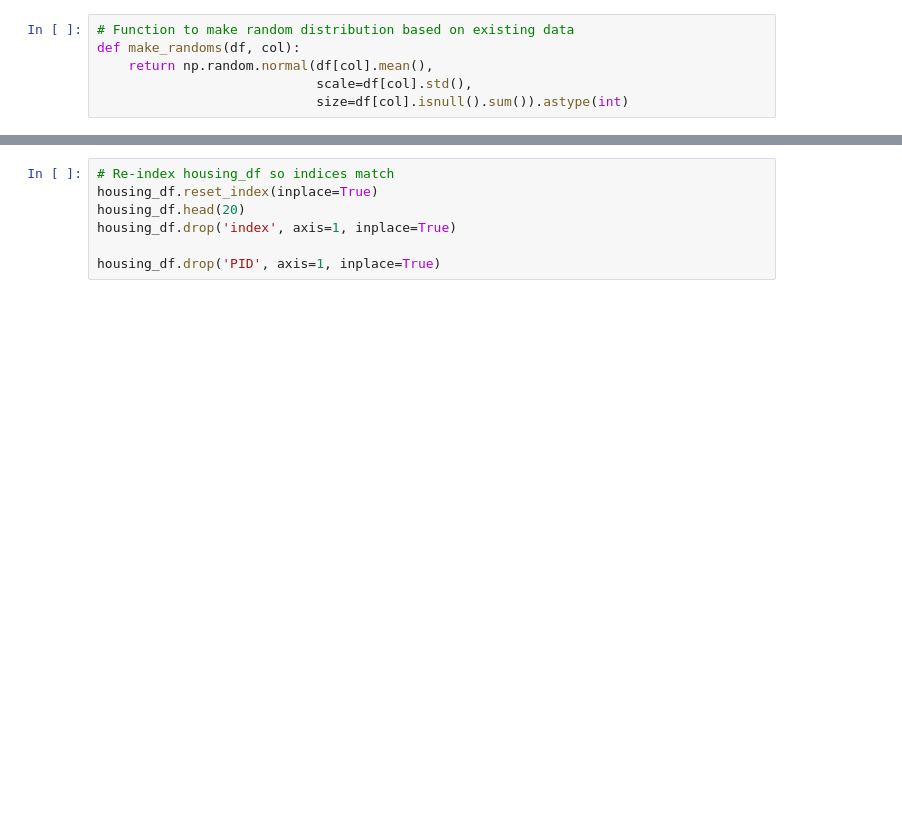
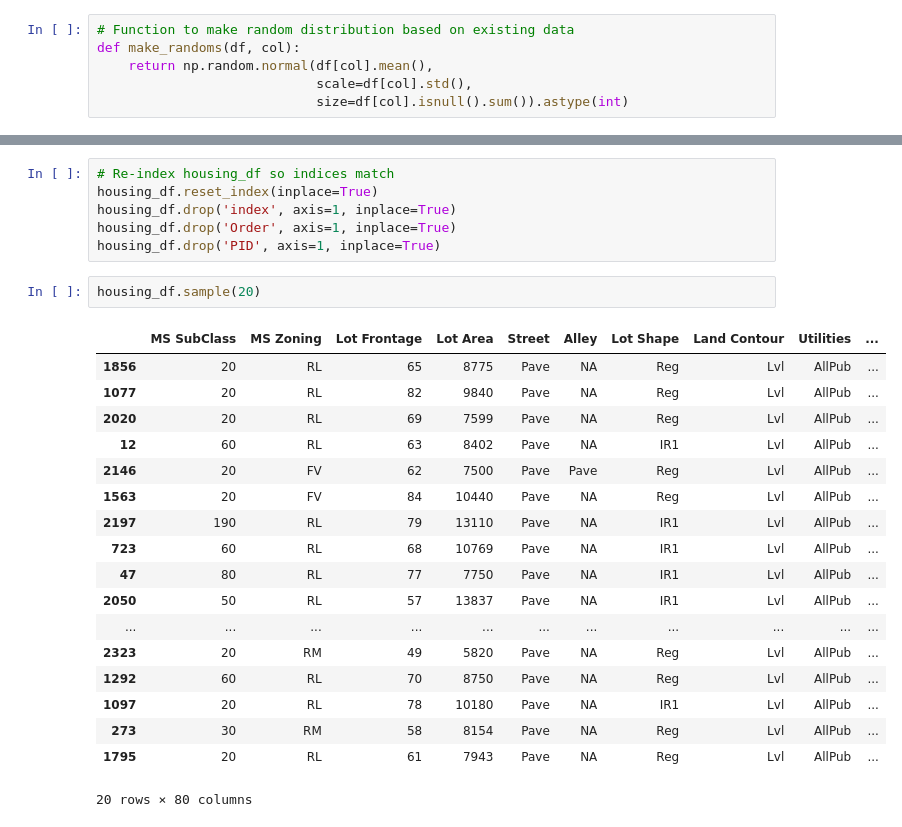
Before and after one commit to Ananyeah/AmesIowa_Final, a Jupyter notebook: AmesIowa_Final/4.Basic_Preprocessing.ipynb, the cells around one changed output, grey strips where cells are left out. Cells and saved outputs as stored; diff of their text form; blank space fills up the shorter version.

```diff
--- a/AmesIowa_Final/4.Basic_Preprocessing.ipynb
+++ b/AmesIowa_Final/4.Basic_Preprocessing.ipynb
@@ -170,8 +403,28 @@ housing_df.head(20)
 # %%
 # Re-index housing_df so indices match
 housing_df.reset_index(inplace=True)
-housing_df.head(20)
 housing_df.drop('index', axis=1, inplace=True)
-
+housing_df.drop('Order', axis=1, inplace=True)
 housing_df.drop('PID', axis=1, inplace=True)
+# %%
+housing_df.sample(20)
+# %% [output]
+|  | MS SubClass | MS Zoning | Lot Frontage | Lot Area | Street | Alley | Lot Shape | Land Contour | Utilities | ... |
+| 1856 | 20 | RL | 65 | 8775 | Pave | NA | Reg | Lvl | AllPub | ... |
+| 1077 | 20 | RL | 82 | 9840 | Pave | NA | Reg | Lvl | AllPub | ... |
+| 2020 | 20 | RL | 69 | 7599 | Pave | NA | Reg | Lvl | AllPub | ... |
+| 12 | 60 | RL | 63 | 8402 | Pave | NA | IR1 | Lvl | AllPub | ... |
+| 2146 | 20 | FV | 62 | 7500 | Pave | Pave | Reg | Lvl | AllPub | ... |
+| 1563 | 20 | FV | 84 | 10440 | Pave | NA | Reg | Lvl | AllPub | ... |
+| 2197 | 190 | RL | 79 | 13110 | Pave | NA | IR1 | Lvl | AllPub | ... |
+| 723 | 60 | RL | 68 | 10769 | Pave | NA | IR1 | Lvl | AllPub | ... |
+| 47 | 80 | RL | 77 | 7750 | Pave | NA | IR1 | Lvl | AllPub | ... |
+| 2050 | 50 | RL | 57 | 13837 | Pave | NA | IR1 | Lvl | AllPub | ... |
+| ... | ... | ... | ... | ... | ... | ... | ... | ... | ... | ... |
+| 2323 | 20 | RM | 49 | 5820 | Pave | NA | Reg | Lvl | AllPub | ... |
+| 1292 | 60 | RL | 70 | 8750 | Pave | NA | Reg | Lvl | AllPub | ... |
+| 1097 | 20 | RL | 78 | 10180 | Pave | NA | IR1 | Lvl | AllPub | ... |
+| 273 | 30 | RM | 58 | 8154 | Pave | NA | Reg | Lvl | AllPub | ... |
+| 1795 | 20 | RL | 61 | 7943 | Pave | NA | Reg | Lvl | AllPub | ... |
+20 rows × 80 columns
 # %%
```
Also changed, not shown: parts of 29 cells of this notebook, 15 other files.
